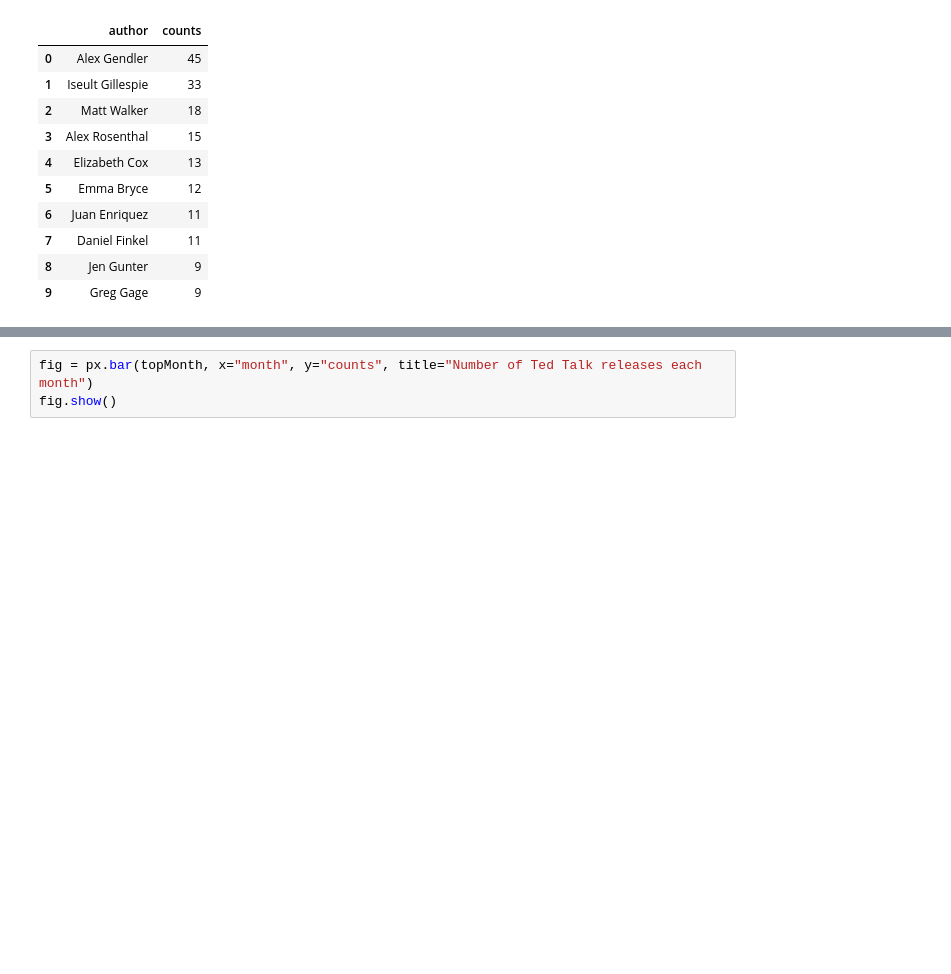
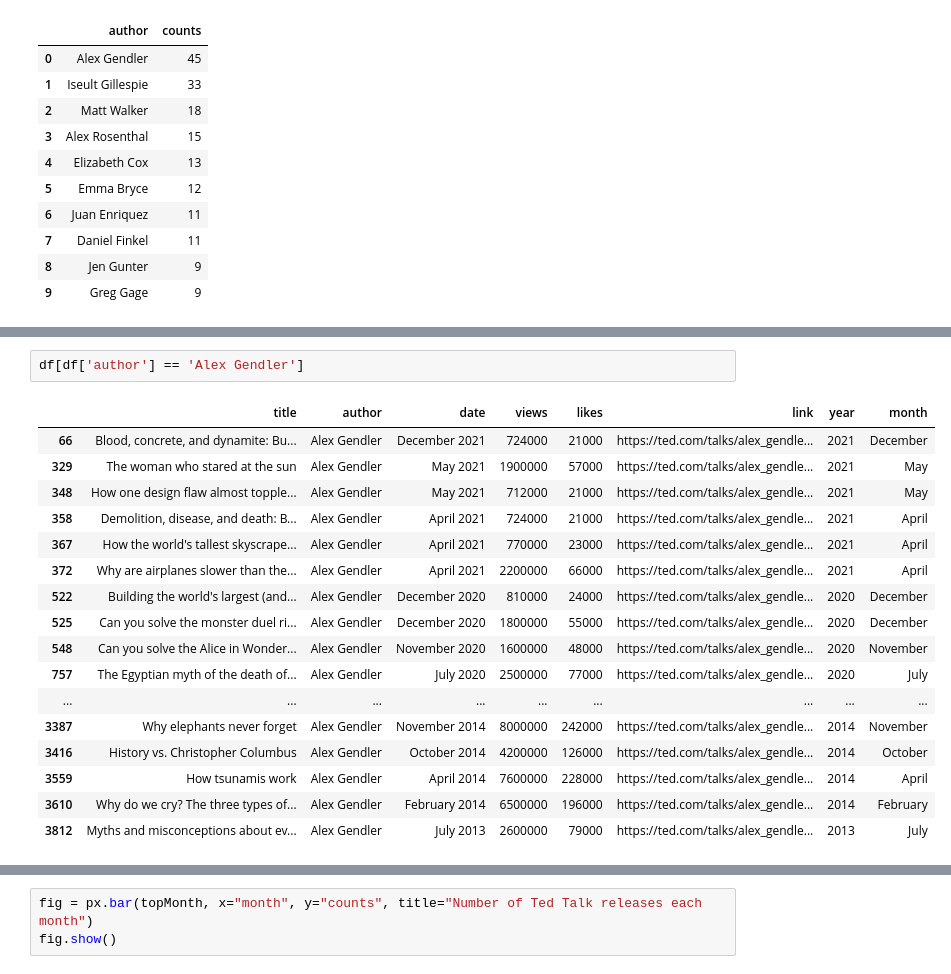
Before and after one commit to Rawanalmobarak/Ted-Talk, a Jupyter notebook: Ted_Talks.ipynb, the cells around one changed output, grey strips where cells are left out. Saved outputs shown, nothing was run; the diff lists cells and outputs as text; blank space fills up the shorter version.

```diff
--- a/Ted_Talks.ipynb
+++ b/Ted_Talks.ipynb
@@ -213,3 +217,23 @@ fig = px.bar(top10Authors, x="author", y="counts", title="Top 10 authors with th
 fig.show()
 # %% [output]
 [interactive output not drawn]
+# %%
+df[df['author'] == 'Alex Gendler']
+# %% [output]
+|  | title | author | date | views | likes | link | year | month |
+| 66 | Blood, concrete, and dynamite: Bu... | Alex Gendler | December 2021 | 724000 | 21000 | https://ted.com/talks/alex_gendle... | 2021 | December |
+| 329 | The woman who stared at the sun | Alex Gendler | May 2021 | 1900000 | 57000 | https://ted.com/talks/alex_gendle... | 2021 | May |
+| 348 | How one design flaw almost topple... | Alex Gendler | May 2021 | 712000 | 21000 | https://ted.com/talks/alex_gendle... | 2021 | May |
+| 358 | Demolition, disease, and death: B... | Alex Gendler | April 2021 | 724000 | 21000 | https://ted.com/talks/alex_gendle... | 2021 | April |
+| 367 | How the world's tallest skyscrape... | Alex Gendler | April 2021 | 770000 | 23000 | https://ted.com/talks/alex_gendle... | 2021 | April |
+| 372 | Why are airplanes slower than the... | Alex Gendler | April 2021 | 2200000 | 66000 | https://ted.com/talks/alex_gendle... | 2021 | April |
+| 522 | Building the world's largest (and... | Alex Gendler | December 2020 | 810000 | 24000 | https://ted.com/talks/alex_gendle... | 2020 | December |
+| 525 | Can you solve the monster duel ri... | Alex Gendler | December 2020 | 1800000 | 55000 | https://ted.com/talks/alex_gendle... | 2020 | December |
+| 548 | Can you solve the Alice in Wonder... | Alex Gendler | November 2020 | 1600000 | 48000 | https://ted.com/talks/alex_gendle... | 2020 | November |
+| 757 | The Egyptian myth of the death of... | Alex Gendler | July 2020 | 2500000 | 77000 | https://ted.com/talks/alex_gendle... | 2020 | July |
+| ... | ... | ... | ... | ... | ... | ... | ... | ... |
+| 3387 | Why elephants never forget | Alex Gendler | November 2014 | 8000000 | 242000 | https://ted.com/talks/alex_gendle... | 2014 | November |
+| 3416 | History vs. Christopher Columbus | Alex Gendler | October 2014 | 4200000 | 126000 | https://ted.com/talks/alex_gendle... | 2014 | October |
+| 3559 | How tsunamis work | Alex Gendler | April 2014 | 7600000 | 228000 | https://ted.com/talks/alex_gendle... | 2014 | April |
+| 3610 | Why do we cry? The three types of... | Alex Gendler | February 2014 | 6500000 | 196000 | https://ted.com/talks/alex_gendle... | 2014 | February |
+| 3812 | Myths and misconceptions about ev... | Alex Gendler | July 2013 | 2600000 | 79000 | https://ted.com/talks/alex_gendle... | 2013 | July |
```
Also changed, not shown: parts of 8 cells of this notebook.
